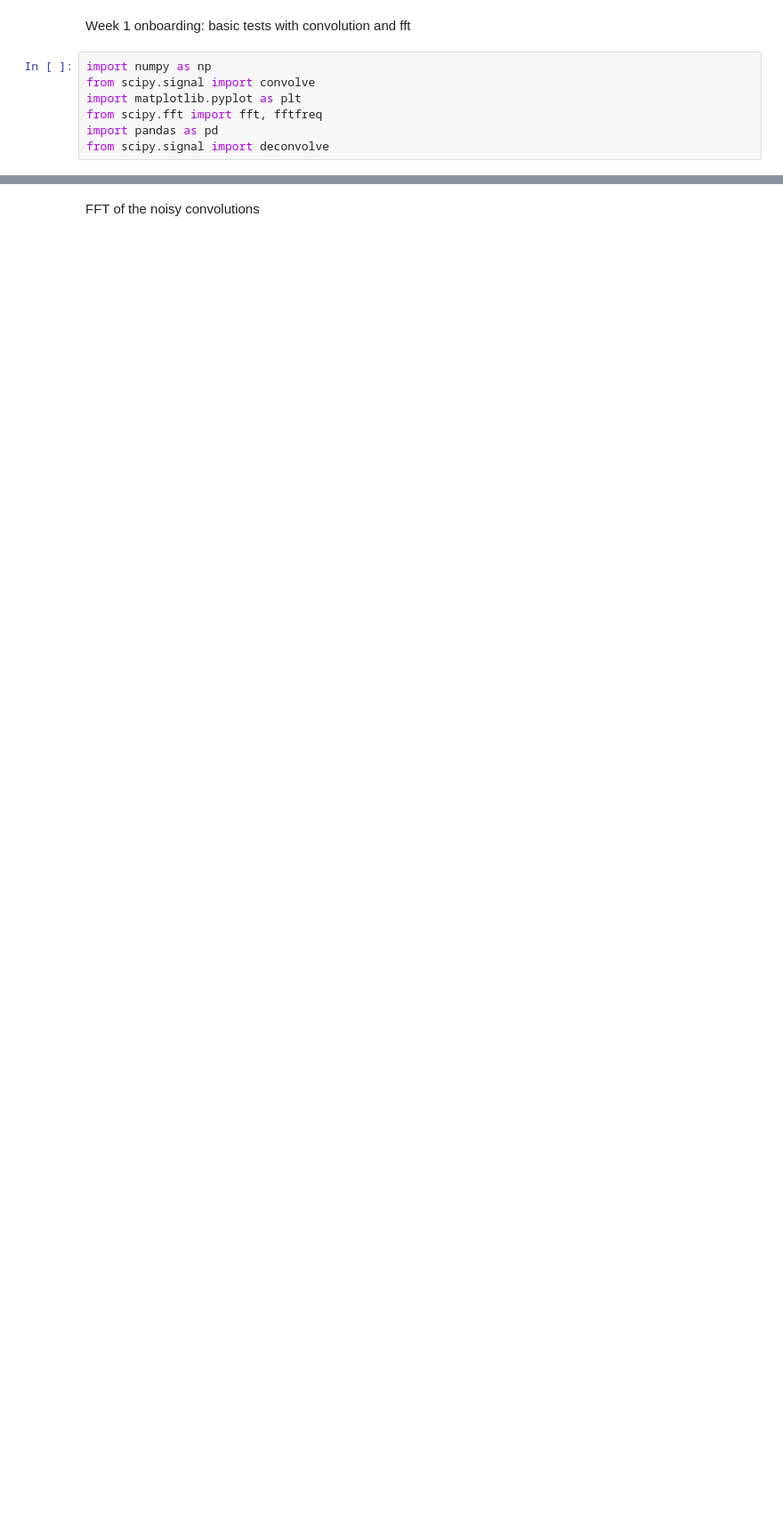
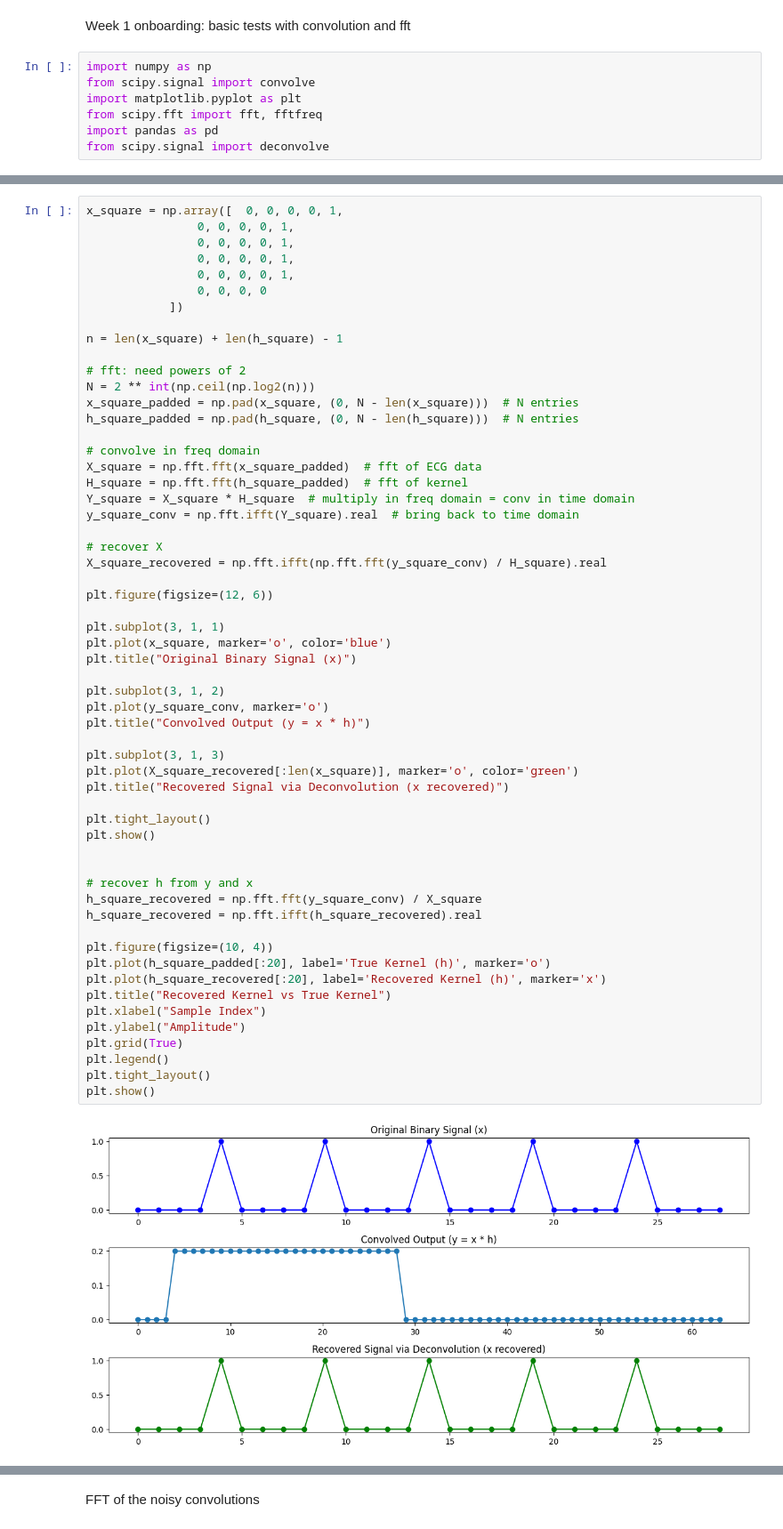
Before and after one commit to EliWaldman/research, a Jupyter notebook: intro_tests.ipynb, the cells around one changed output, grey strips where cells are left out. Shown at 89% size. Cells and saved outputs as stored; diff of their text form; blank space fills up the shorter version.

Commit message:
updated convolution in freq domain using .fft

```diff
--- a/intro_tests.ipynb
+++ b/intro_tests.ipynb
@@ -92,0 +97,59 @@ Convolved Result: [0.  0.  0.2 0.2 0.2 0.2 0.2 0.2 0.2 0.2 0.2 0.2 0.2 0.2 0.2 0
+# %%
+x_square = np.array([  0, 0, 0, 0, 1,
+                0, 0, 0, 0, 1,
+                0, 0, 0, 0, 1,
+                0, 0, 0, 0, 1,
+                0, 0, 0, 0, 1,
+                0, 0, 0, 0
+            ])
+
+n = len(x_square) + len(h_square) - 1
+
+# fft: need powers of 2
+N = 2 ** int(np.ceil(np.log2(n)))
+x_square_padded = np.pad(x_square, (0, N - len(x_square)))  # N entries
+h_square_padded = np.pad(h_square, (0, N - len(h_square)))  # N entries
+
+# convolve in freq domain
+X_square = np.fft.fft(x_square_padded)  # fft of ECG data
+H_square = np.fft.fft(h_square_padded)  # fft of kernel
+Y_square = X_square * H_square  # multiply in freq domain = conv in time domain
+y_square_conv = np.fft.ifft(Y_square).real  # bring back to time domain
+
+# recover X
+X_square_recovered = np.fft.ifft(np.fft.fft(y_square_conv) / H_square).real
+
+plt.figure(figsize=(12, 6))
+
+plt.subplot(3, 1, 1)
+plt.plot(x_square, marker='o', color='blue')
+plt.title("Original Binary Signal (x)")
+
+plt.subplot(3, 1, 2)
+plt.plot(y_square_conv, marker='o')
+plt.title("Convolved Output (y = x * h)")
+
+plt.subplot(3, 1, 3)
+plt.plot(X_square_recovered[:len(x_square)], marker='o', color='green')
+plt.title("Recovered Signal via Deconvolution (x recovered)")
+
+plt.tight_layout()
+plt.show()
+
+
+# recover h from y and x
+h_square_recovered = np.fft.fft(y_square_conv) / X_square
+h_square_recovered = np.fft.ifft(h_square_recovered).real
+
+plt.figure(figsize=(10, 4))
+plt.plot(h_square_padded[:20], label='True Kernel (h)', marker='o')
+plt.plot(h_square_recovered[:20], label='Recovered Kernel (h)', marker='x')
+plt.title("Recovered Kernel vs True Kernel")
+plt.xlabel("Sample Index")
+plt.ylabel("Amplitude")
+plt.grid(True)
+plt.legend()
+plt.tight_layout()
+plt.show()
+# %% [output]
+[figure, added]
```
Also changed, not shown: parts of 11 cells of this notebook, 1 other file.
